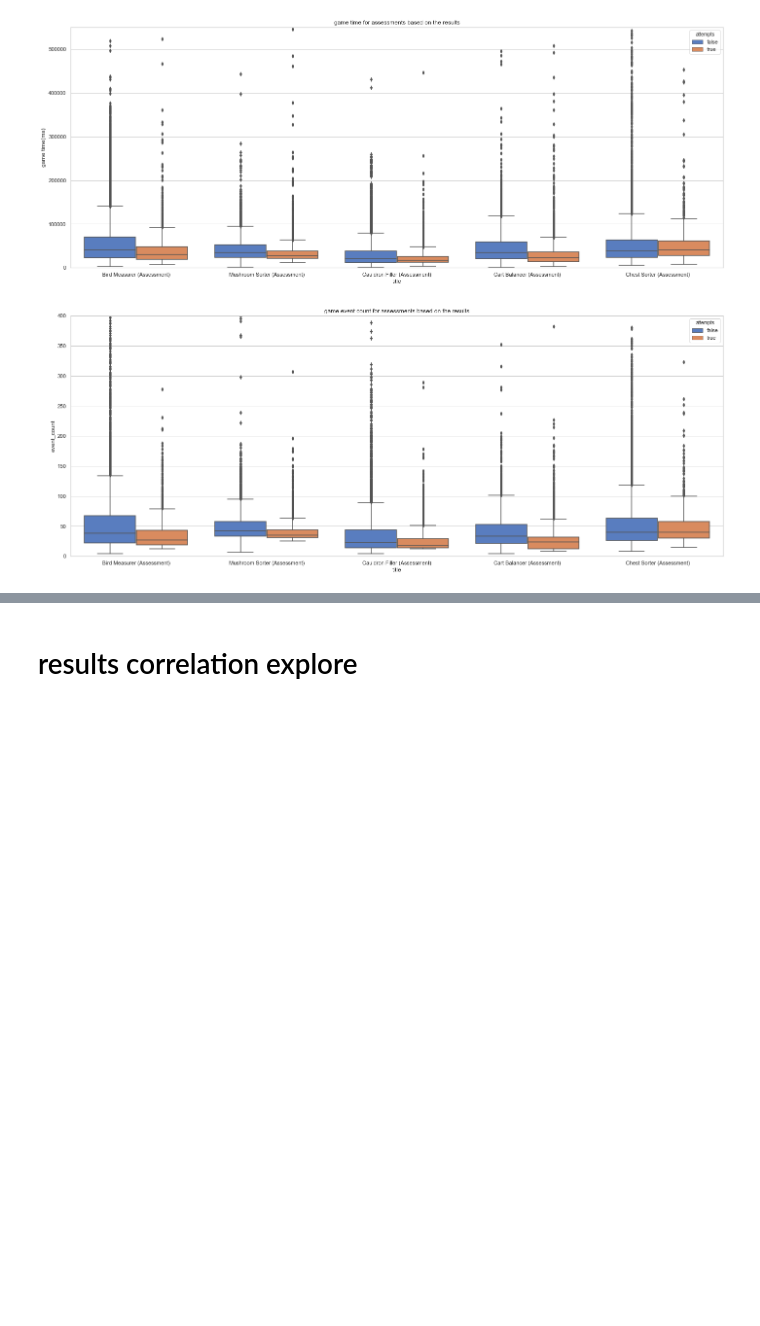
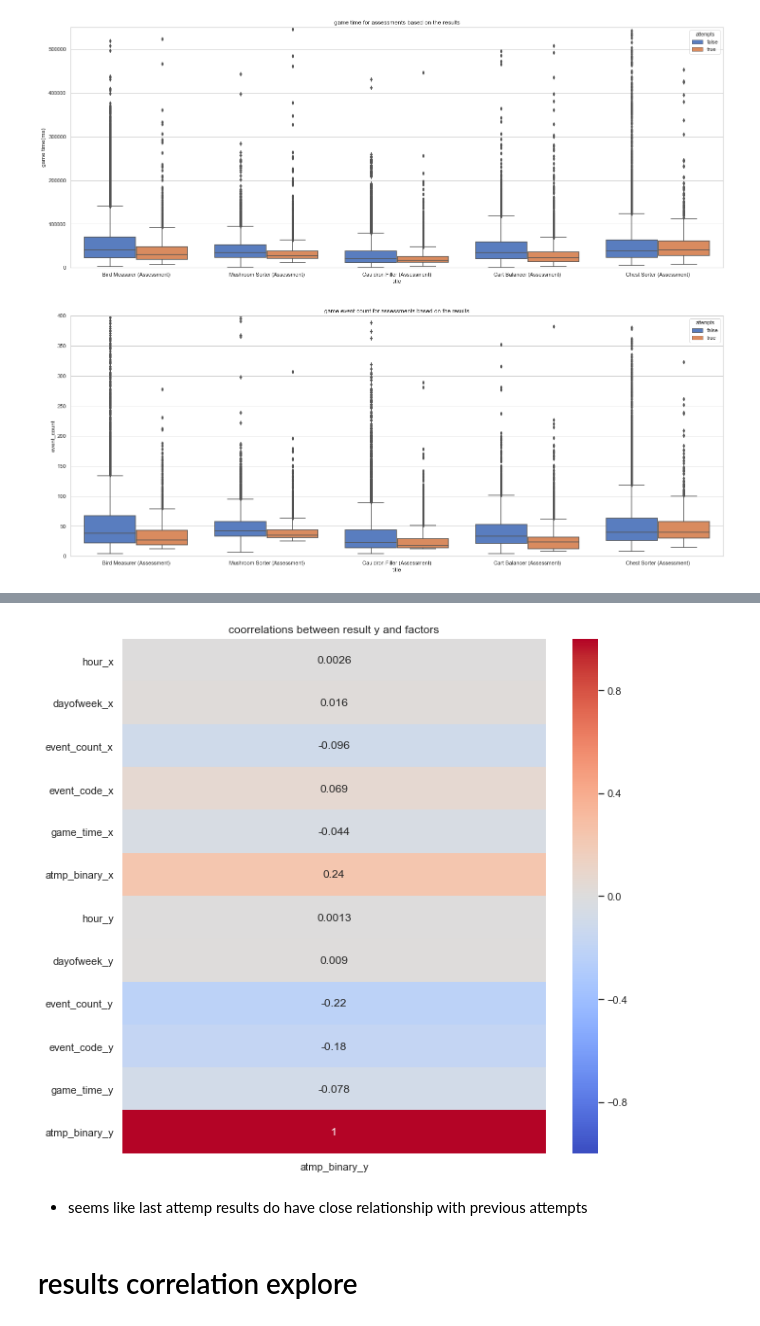
Before and after one commit to yaoyaoustc/Kaggle, a Jupyter notebook: 0106_dsbowl/part2_eda.ipynb, the cells around one changed output, grey strips where cells are left out. Cells and saved outputs as stored; diff of their text form; code cells hidden in the pictures; blank space fills up the shorter version.

```diff
--- a/0106_dsbowl/part2_eda.ipynb
+++ b/0106_dsbowl/part2_eda.ipynb
@@ -296,3 +233,24 @@ results
+# %%
+def plot_histresult(atmp_train):
+    # explore last assessment results from others.
+    # first, get results
+    temp1 = atmp_train.groupby('installation_id').game_session.count().to_frame()
+    uniquein = temp1[temp1.game_session == 1].index
+    multitrain = atmp_train[~atmp_train['installation_id'].isin(uniquein)]
+    multitrain_mean = multitrain.groupby(['installation_id','game_session','title']).mean().reset_index()
+    y = multitrain_mean.drop_duplicates(subset='installation_id',keep='last')
+    x = multitrain_mean[~multitrain_mean.index.isin(y.index)].groupby('installation_id').mean()
+    ff = pd.merge(x,y,how='inner',on='installation_id')
+
+    fig,ax = plt.subplots(figsize=(10,10))
+    ax = sns.heatmap(ff.corr()[['atmp_binary_y']],vmin=-1,cmap='coolwarm',xticklabels=True, yticklabels=True,annot=True)
+    ax.set(title='coorrelations between result y and factors')
+# %%
+plot_histresult(atmp_train)
+# %% [output]
+[figure, added]
+# %% [markdown]
+- seems like last attemp results do have close relationship with previous attempts
 # %% [markdown]
 # results correlation explore
 # %% [markdown]
```
Also changed, not shown: parts of 16 cells of this notebook, 1 other file.
